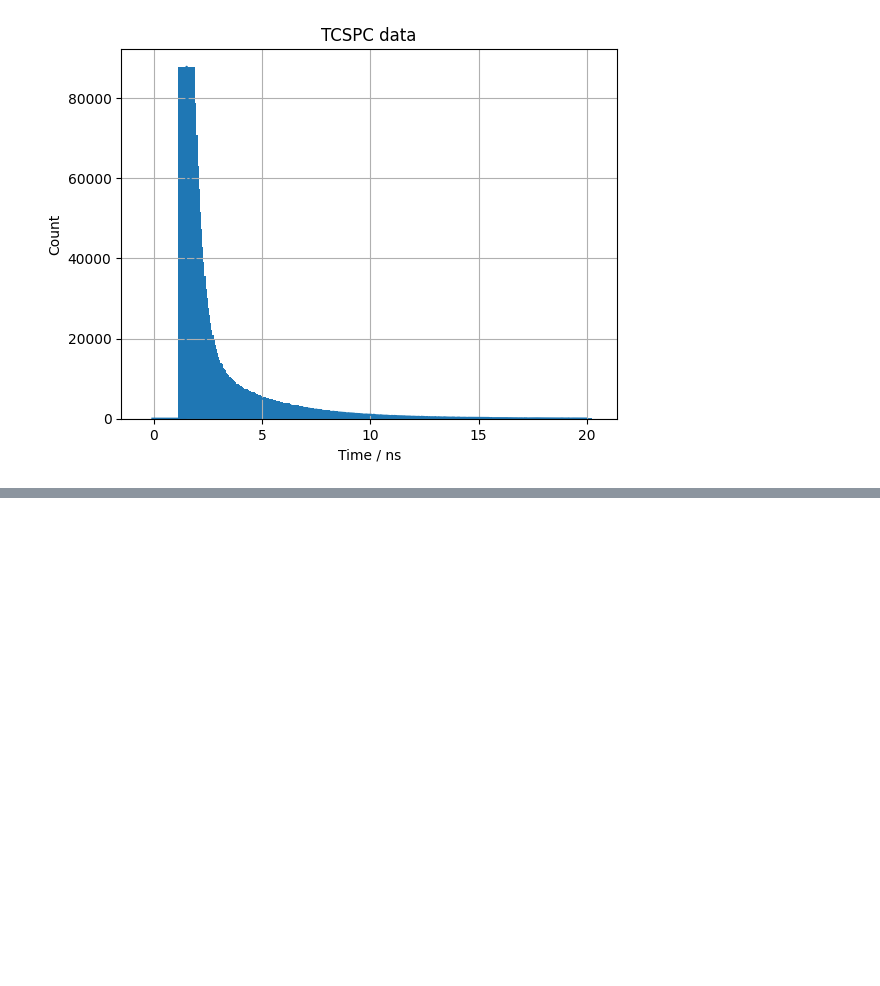
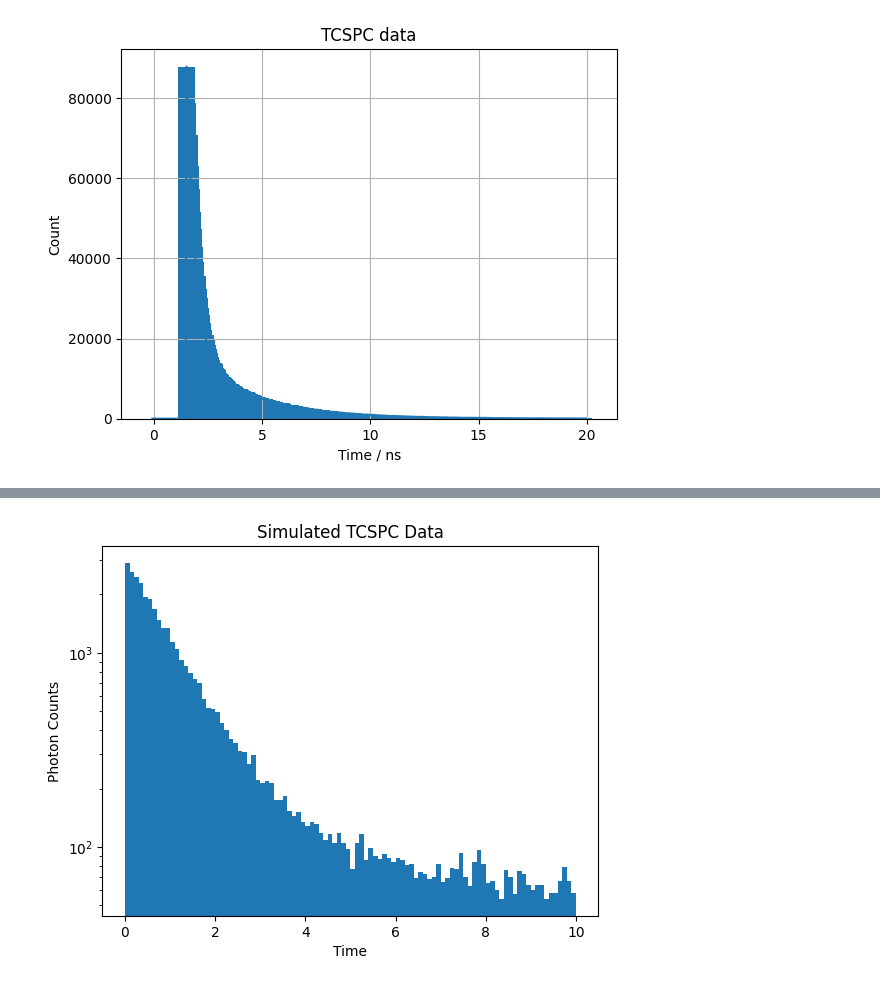
Before and after one commit to ngcnpeter/Y3_Group_Project_2B, a Jupyter notebook: TCSPC-simulation/2Bsimulation.ipynb, the cells around one changed output, grey strips where cells are left out. Saved outputs shown, nothing was run; the diff lists cells and outputs as text; code cells hidden in the pictures; blank space fills up the shorter version.

```diff
--- a/TCSPC-simulation/2Bsimulation.ipynb
+++ b/TCSPC-simulation/2Bsimulation.ipynb
@@ -170,0 +186,36 @@ plt.bar(data[:, 0],data[:, 1])
+# %%
+def simulate_multi_exponential_decay(t, decay_time_constants, amplitudes):
+    decay_profile = np.zeros_like(t)
+    for decay_time, amplitude in zip(decay_time_constants, amplitudes):
+        decay_profile += amplitude * np.exp(-t / decay_time)
+    return decay_profile
+
+# Simulation parameters
+t = np.linspace(0, 10, 1000)  # Time points
+decay_time_constants = np.array([1.0, 20]) # Decay time constants for each component
+amplitudes = np.array([0.6, 0.4])  # Amplitudes for each component
+
+N = 50000  # Number of photons to simulate
+
+# Simulate TCSPC data
+timestamps = []
+for _ in range(N):
+    decay_time = np.random.choice(decay_time_constants, p=amplitudes/np.sum(amplitudes))
+    timestamp = np.random.exponential(decay_time)
+    timestamps.append(timestamp)
+
+# Histogram the simulated timestamps
+counts, bins, _ = plt.hist(timestamps, bins=100, range=(0, np.max(t)))
+
+# Convert counts to photon counts per time bin
+bin_width = bins[1] - bins[0]
+photon_counts = counts / (N * bin_width)
+
+# Plot the simulated TCSPC data
+plt.xlabel('Time')
+plt.ylabel('Photon Counts')
+plt.yscale('log')
+plt.title('Simulated TCSPC Data')
+plt.show()
+# %% [output]
+[figure, added]
```
Also changed, not shown: parts of 12 cells of this notebook, 1 other file.
